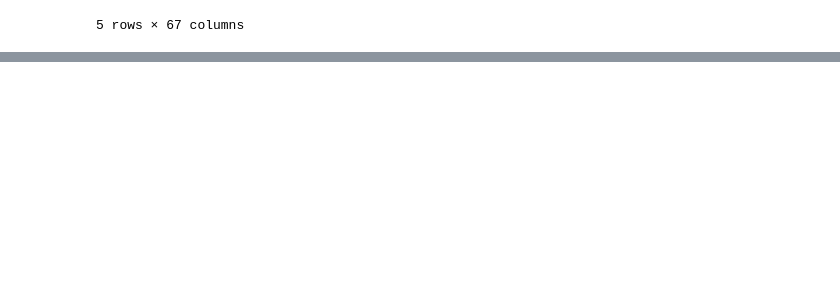
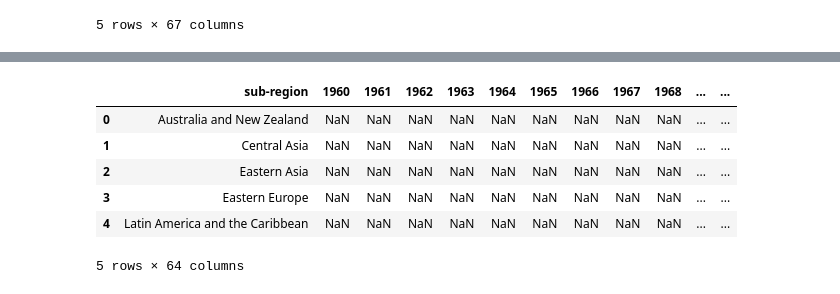
Before and after one commit to varjakm/Andmetehnika_projekt, a Jupyter notebook: projekt.ipynb, the cells around one changed output, grey strips where cells are left out. Cells and saved outputs as stored; diff of their text form; code cells hidden in the pictures; blank space fills up the shorter version.

```diff
--- a/projekt.ipynb
+++ b/projekt.ipynb
@@ -119,3 +121,7 @@ df_list[0].head()
 | 3 | Africa Western and Central | AFW | GDP per capita, PPP (current inte... | NY.GDP.PCAP.PP.CD | NaN | NaN | NaN | NaN | ... |
 | 4 | Angola | AGO | GDP per capita, PPP (current inte... | NY.GDP.PCAP.PP.CD | NaN | NaN | NaN | NaN | ... |
 5 rows × 67 columns
+# %%
+df_countries_small=df_countries[["name","region","sub-region"]]
+df_countries_small = df_countries_small.rename(columns={'name': 'Country Name'})
+df_countries_small.head()
@@ -121,0 +135,7 @@ df_list[0].head()
+# %%
+df_gdppcap=df_countries_small.merge(df_list[0], on='Country Name')
+df_lifeexp=df_countries_small.merge(df_list[1], on='Country Name')
+df_literacy=df_countries_small.merge(df_list[2], on='Country Name')
+# %%
+years=list(df_gdppcap.columns)[6:]
+years
@@ -121,0 +216,12 @@ df_list[0].head()
+# %%
+df_gdppcap_subregion=df_gdppcap.groupby(['sub-region'])[years].mean().reset_index()
+# %%
+df_gdppcap_subregion.head()
+# %% [output]
+|  | sub-region | 1960 | 1961 | 1962 | 1963 | 1964 | 1965 | 1966 | 1967 | 1968 | ... | ... |
+| 0 | Australia and New Zealand | NaN | NaN | NaN | NaN | NaN | NaN | NaN | NaN | NaN | ... | ... |
+| 1 | Central Asia | NaN | NaN | NaN | NaN | NaN | NaN | NaN | NaN | NaN | ... | ... |
+| 2 | Eastern Asia | NaN | NaN | NaN | NaN | NaN | NaN | NaN | NaN | NaN | ... | ... |
+| 3 | Eastern Europe | NaN | NaN | NaN | NaN | NaN | NaN | NaN | NaN | NaN | ... | ... |
+| 4 | Latin America and the Caribbean | NaN | NaN | NaN | NaN | NaN | NaN | NaN | NaN | NaN | ... | ... |
+5 rows × 64 columns
```
Also changed, not shown: parts of 11 cells of this notebook.
